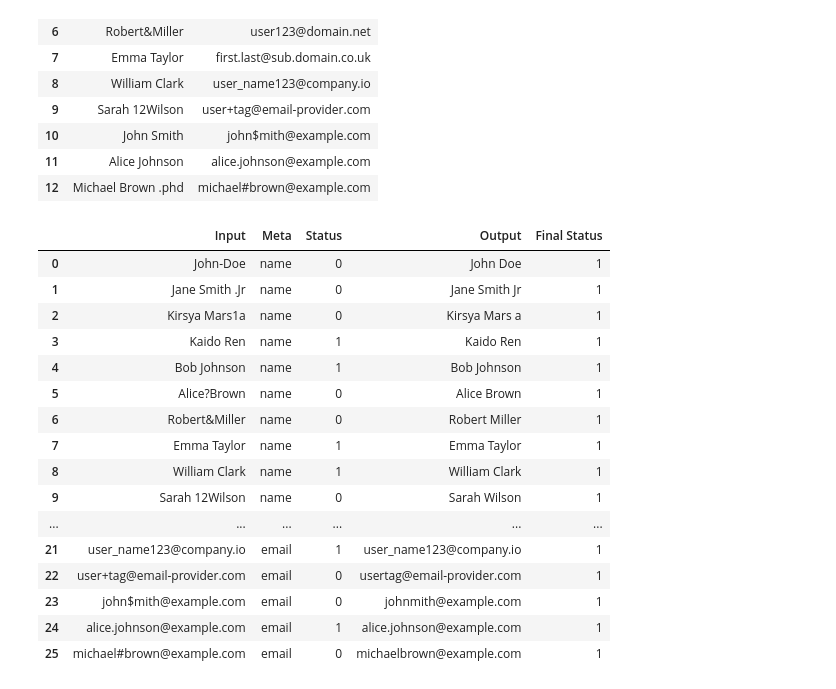
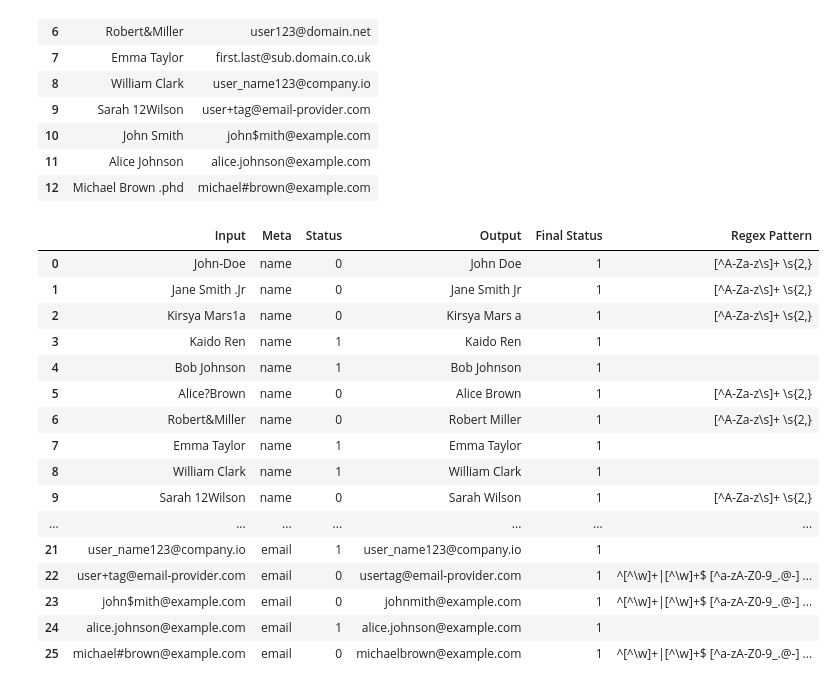
Before and after one commit to harrisonhys/mlregex, a Jupyter notebook: cleansing.ipynb, the cells around one changed output. Drawn from its saved outputs; the diff is of its cells as text; code cells hidden in the pictures.

```diff
--- a/cleansing.ipynb
+++ b/cleansing.ipynb
@@ -100,25 +87,17 @@ def cleaning_text_process(invalid_regex, text, replacment) :
   # print(cleaned_string)
   return cleaned_string
 
-def predict_text(text, vectorizer, model) :
-  text_transformed = vectorizer.transform([text])
-  prediction = model.predict(text_transformed)
+def predict_text(text, model) :
+  prediction = model.predict([text])
   model = None
-  vectorizer = None
   return prediction
 
 # Machine Learning Prediction Function
-def predict_text_validity(text, vectorizer, model, invalid_regex, replacement):
-    prediction = predict_text(text, vectorizer, model)
+def predict_text_validity(text, model, invalid_regex, replacement):
+    prediction = predict_text(text,  model)
     if prediction[0]:
-      return [text, prediction[0], text, predict_text(text, vectorizer, model)[0]]
+      return [text, prediction[0], text, predict_text(text, model)[0]]
     else:
-      return [text, prediction[0], cleaning_text_process(invalid_regex, text, replacement), predict_text(cleaning_text_process(invalid_regex, text, replacement), vectorizer, model)[0]]
+      return [text, prediction[0], cleaning_text_process(invalid_regex, text, replacement), predict_text(cleaning_text_process(invalid_regex, text, replacement), model)[0]]
 # %% [markdown]
 #Prediction Function
-# %%
-#Invalid Email Prediction and Cleansing Process
-email   = 'user@domain'
-result  = predict_text_validity(email,email_validation_vectorizer,email_validation_model, invalid_email_regex,'')
-result
-#List : Before, Status, After, Final Status
@@ -127,6 +103,0 @@ result
-# %%
-#Invalid Name Prediction and Cleansing Process
-name   = 'Alice?Brown'
-result  = predict_text_validity(name, name_validation_vectorizer,name_validation_model, invalid_name_regex,' ')
-result
-#Before, Status, After
@@ -160,49 +129,52 @@ status = []
 output = []
 final_status = []
 meta = []
+regex_pattern = []
 
 # Dictionary
 validation_models = {
-    'email': (email_validation_vectorizer, email_validation_model, invalid_email_regex, ''),
-    'name': (name_validation_vectorizer, name_validation_model, invalid_name_regex, ' ')
+    'email': ( email_validation_model, invalid_email_regex, ''),
+    'name': (name_validation_model, invalid_name_regex, ' ')
 }
 
 for name in column_names:
     data = testing[name]
     for text in data:
-        vectorizer, model, regex, replacement = validation_models[name]
-        result = predict_text_validity(text, vectorizer, model, regex, replacement)
+        model, regex, replacement = validation_models[name]
+        result = predict_text_validity(text, model, regex, replacement)
         input_data.append(result[0])
         status.append(result[1])
         output.append(result[2])
         final_status.append(result[3])
         meta.append(name)
+        regex_pattern.append(regex if result[1] == 0 else '')
 # %%
 # Create DataFrame for results
 result_df = pd.DataFrame({
     'Input': input_data,
     'Meta' : meta,
     'Status': status,
     'Output': output,
-    'Final Status': final_status
+    'Final Status': final_status,
+    'Regex Pattern': regex_pattern
 })
 
 result_df
 # %% [output]
-|  | Input | Meta | Status | Output | Final Status |
-| 0 | John-Doe | name | 0 | John Doe | 1 |
-| 1 | Jane Smith .Jr | name | 0 | Jane Smith Jr | 1 |
-| 2 | Kirsya Mars1a | name | 0 | Kirsya Mars a | 1 |
-| 3 | Kaido Ren | name | 1 | Kaido Ren | 1 |
-| 4 | Bob Johnson | name | 1 | Bob Johnson | 1 |
-| 5 | Alice?Brown | name | 0 | Alice Brown | 1 |
-| 6 | Robert&Miller | name | 0 | Robert Miller | 1 |
-| 7 | Emma Taylor | name | 1 | Emma Taylor | 1 |
-| 8 | William Clark | name | 1 | William Clark | 1 |
-| 9 | Sarah 12Wilson | name | 0 | Sarah Wilson | 1 |
-| ... | ... | ... | ... | ... | ... |
-| 21 | user_name123@company.io | email | 1 | user_name123@company.io | 1 |
-| 22 | user+tag@email-provider.com | email | 0 | usertag@email-provider.com | 1 |
-| 23 | john$mith@example.com | email | 0 | johnmith@example.com | 1 |
-| 24 | alice.johnson@example.com | email | 1 | alice.johnson@example.com | 1 |
-| 25 | michael#brown@example.com | email | 0 | michaelbrown@example.com | 1 |
+|  | Input | Meta | Status | Output | Final Status | Regex Pattern |
+| 0 | John-Doe | name | 0 | John Doe | 1 | [^A-Za-z\s]+ \s{2,} |
+| 1 | Jane Smith .Jr | name | 0 | Jane Smith Jr | 1 | [^A-Za-z\s]+ \s{2,} |
+| 2 | Kirsya Mars1a | name | 0 | Kirsya Mars a | 1 | [^A-Za-z\s]+ \s{2,} |
+| 3 | Kaido Ren | name | 1 | Kaido Ren | 1 |  |
+| 4 | Bob Johnson | name | 1 | Bob Johnson | 1 |  |
+| 5 | Alice?Brown | name | 0 | Alice Brown | 1 | [^A-Za-z\s]+ \s{2,} |
+| 6 | Robert&Miller | name | 0 | Robert Miller | 1 | [^A-Za-z\s]+ \s{2,} |
+| 7 | Emma Taylor | name | 1 | Emma Taylor | 1 |  |
+| 8 | William Clark | name | 1 | William Clark | 1 |  |
+| 9 | Sarah 12Wilson | name | 0 | Sarah Wilson | 1 | [^A-Za-z\s]+ \s{2,} |
+| ... | ... | ... | ... | ... | ... | ... |
+| 21 | user_name123@company.io | email | 1 | user_name123@company.io | 1 |  |
+| 22 | user+tag@email-provider.com | email | 0 | usertag@email-provider.com | 1 | ^[^\w]+|[^\w]+$ [^a-zA-Z0-9_.@-] ... |
+| 23 | john$mith@example.com | email | 0 | johnmith@example.com | 1 | ^[^\w]+|[^\w]+$ [^a-zA-Z0-9_.@-] ... |
+| 24 | alice.johnson@example.com | email | 1 | alice.johnson@example.com | 1 |  |
+| 25 | michael#brown@example.com | email | 0 | michaelbrown@example.com | 1 | ^[^\w]+|[^\w]+$ [^a-zA-Z0-9_.@-] ... |
```
Also changed, not shown: parts of 8 cells of this notebook, 29 other files.
